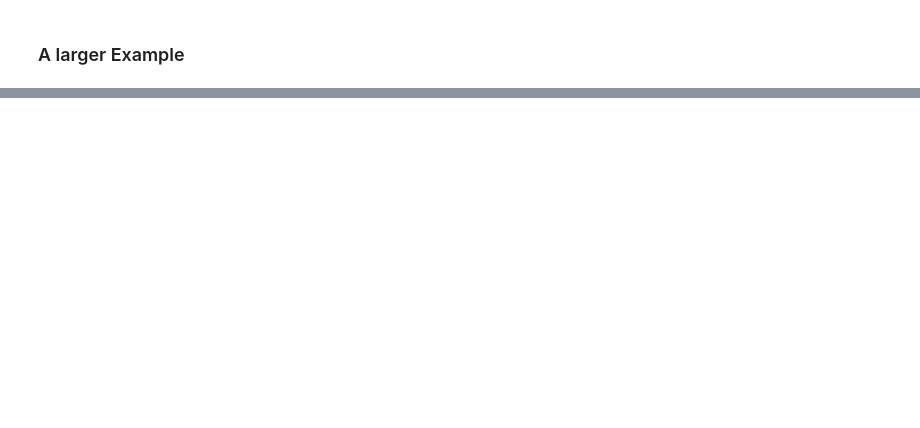
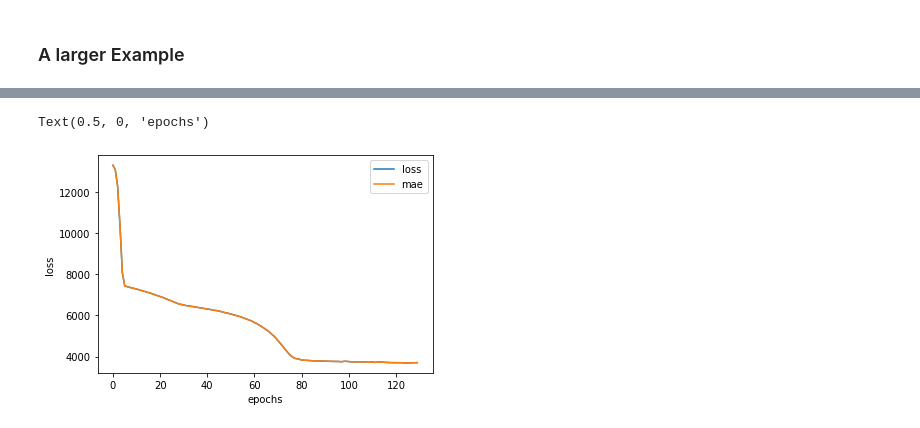
Before and after one commit to Falfat/Deep-Learning-with-Tensorflow, a Jupyter notebook: 01_Neural_Network_Regression_Tensorflow.ipynb, the cells around one changed output, grey strips where cells are left out. Drawn from its saved outputs; the diff is of its cells as text; code cells hidden in the pictures; blank space fills up the shorter version.

```diff
--- a/01_Neural_Network_Regression_Tensorflow.ipynb
+++ b/01_Neural_Network_Regression_Tensorflow.ipynb
@@ -495,0 +992,17 @@ ls /content/drive/MyDrive/TensorFlow
+# %%
+#using the callback function
+#Build a neural network model
+tf.random.set_seed(42)
+
+callback = tf.keras.callbacks.EarlyStopping(monitor='loss', patience=5)
+
+insurance_model3 = tf.keras.Sequential([
+                                       tf.keras.layers.Dense(100),
+                                       tf.keras.layers.Dense(50),
+                                       tf.keras.layers.Dense(10)])
+
+#compile model
+insurance_model3.compile(loss='mae', optimizer=tf.keras.optimizers.Adam(), metrics=['mae'])
+
+#fit the model
+history = insurance_model3.fit(X_train, y_train, epochs=500, verbose=0, callbacks=[callback])
@@ -495,0 +1015,8 @@ ls /content/drive/MyDrive/TensorFlow
+# %%
+# plot history (also known as a training or loss curve)
+pd.DataFrame(history.history).plot()
+plt.ylabel('loss')
+plt.xlabel('epochs')
+# %% [output]
+Text(0.5, 0, 'epochs')
+[figure, added]
```
Also changed, not shown: parts of 77 cells of this notebook.
